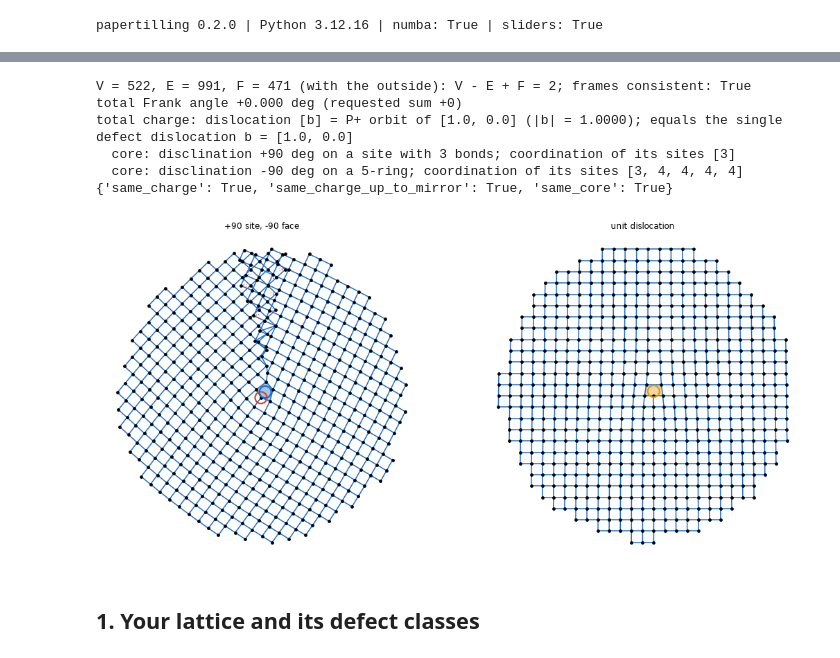
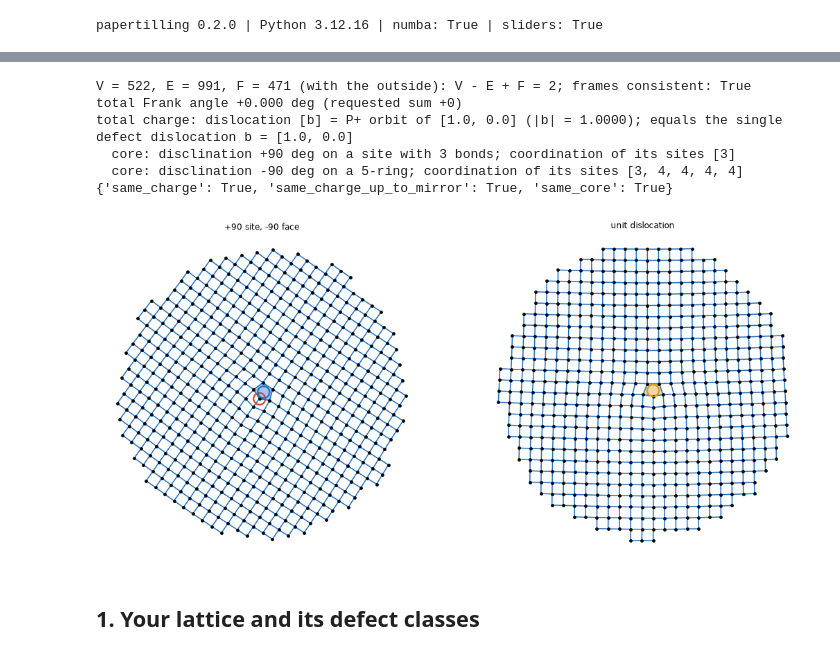
Before and after one commit to antimajorana/Escher, a Jupyter notebook: notebooks/3. Defect configurations.ipynb, the cells around one changed output, grey strips where cells are left out. Saved outputs shown, nothing was run; the diff lists cells and outputs as text; code cells hidden in the pictures.

```diff
--- a/notebooks/3. Defect configurations.ipynb
+++ b/notebooks/3. Defect configurations.ipynb
@@ -42,20 +46,20 @@ from papertilling.defects.config import equivalent_single, compare, classify
 # %%
 sq = "square"
-pair = build(sq, dict(kind="disclination", angle=90, at=(0, 0)), dict(kind="disclination", angle=-90, at=(0.5, 0.5)), picture="raw")
+pair = build(sq, dict(kind="disclination", angle=90, at=(0, 0)), dict(kind="disclination", angle=-90, at=(0.5, 0.5)))
 pair.inspect()
-single = build(sq, dict(kind="dislocation", b=(1, 0), at=(0.371, 0.413)), picture="raw")
+single = build(sq, dict(kind="dislocation", b=(1, 0), at=(0.371, 0.413)))
 print({k: v for k, v in compare(pair, single).items() if k != "details"})
 fig, axs = plt.subplots(1, 2, figsize=(13, 6.5))
 pair.plot(ax=axs[0], title="+90 site, -90 face"); single.plot(ax=axs[1], title="unit dislocation")
 plt.show()
 # %% [output]
 V = 522, E = 991, F = 471 (with the outside): V - E + F = 2; frames consistent: True
 total Frank angle +0.000 deg (requested sum +0)
 total charge: dislocation [b] = P+ orbit of [1.0, 0.0] (|b| = 1.0000); equals the single defect dislocation b = [1.0, 0.0]
   core: disclination +90 deg on a site with 3 bonds; coordination of its sites [3]
   core: disclination -90 deg on a 5-ring; coordination of its sites [3, 4, 4, 4, 4]
 {'same_charge': True, 'same_charge_up_to_mirror': True, 'same_core': True}
-[figure, old version]
+[figure, new version]
 # %% [markdown]
 ## 1. Your lattice and its defect classes
 # %%
```
Also changed, not shown: parts of 6 cells of this notebook, 31 other files.
